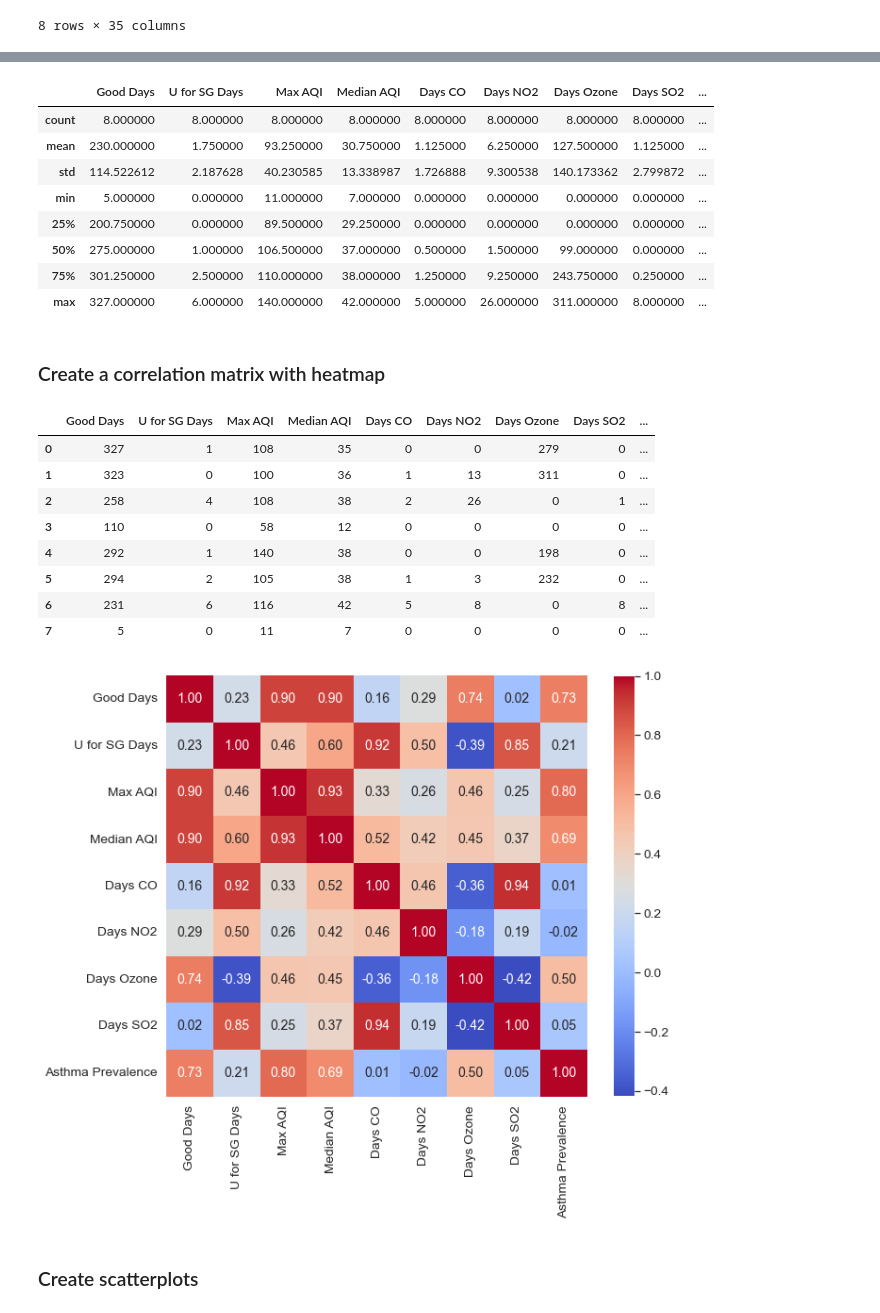
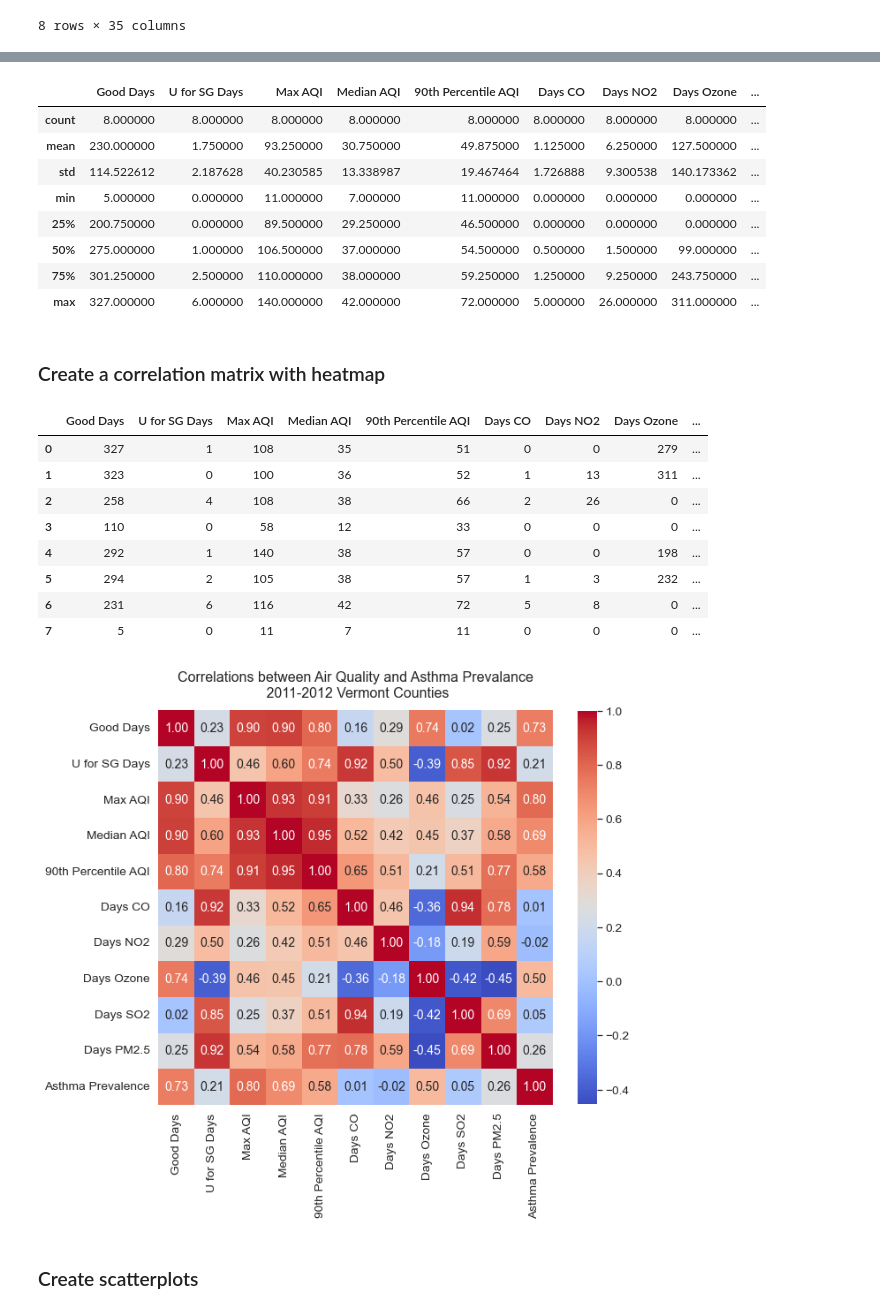
Before and after one commit to mjlaw/FIT_capstone, a Jupyter notebook: Jupyter_notebooks/Air Quality and Asthma part2.ipynb, the cells around one changed output, grey strips where cells are left out. Cells and saved outputs as stored; diff of their text form; code cells hidden in the pictures.

```diff
--- a/Jupyter_notebooks/Air Quality and Asthma part2.ipynb
+++ b/Jupyter_notebooks/Air Quality and Asthma part2.ipynb
@@ -568,33 +574,33 @@ vermontAsthmaAQIPlotting.describe()
 # %%
- #remove the unhealthy days, very unhealthy days and hazardous days from the cols list because they are all zeros.
+ #remove the unhealthy days, very unhealthy days, hazardous days, and days PM10 from the cols list because they are all zeros.
 cols = ['Good Days','U for SG Days', 'Max AQI',
-        'Median AQI', 'Days CO', 'Days NO2',
-       'Days Ozone', 'Days SO2','Asthma Prevalence']
+        'Median AQI', '90th Percentile AQI', 'Days CO', 'Days NO2',
+       'Days Ozone', 'Days SO2', 'Days PM2.5','Asthma Prevalence']
 # %%
 vermontAsthmaAQIPlotting = vermontAsthmaAQI[cols]
 vermontAsthmaAQIPlotting.describe()
 # %% [output]
-|  | Good Days | U for SG Days | Max AQI | Median AQI | Days CO | Days NO2 | Days Ozone | Days SO2 | ... |
+|  | Good Days | U for SG Days | Max AQI | Median AQI | 90th Percentile AQI | Days CO | Days NO2 | Days Ozone | ... |
 | count | 8.000000 | 8.000000 | 8.000000 | 8.000000 | 8.000000 | 8.000000 | 8.000000 | 8.000000 | ... |
-| mean | 230.000000 | 1.750000 | 93.250000 | 30.750000 | 1.125000 | 6.250000 | 127.500000 | 1.125000 | ... |
-| std | 114.522612 | 2.187628 | 40.230585 | 13.338987 | 1.726888 | 9.300538 | 140.173362 | 2.799872 | ... |
-| min | 5.000000 | 0.000000 | 11.000000 | 7.000000 | 0.000000 | 0.000000 | 0.000000 | 0.000000 | ... |
-| 25% | 200.750000 | 0.000000 | 89.500000 | 29.250000 | 0.000000 | 0.000000 | 0.000000 | 0.000000 | ... |
-| 50% | 275.000000 | 1.000000 | 106.500000 | 37.000000 | 0.500000 | 1.500000 | 99.000000 | 0.000000 | ... |
-| 75% | 301.250000 | 2.500000 | 110.000000 | 38.000000 | 1.250000 | 9.250000 | 243.750000 | 0.250000 | ... |
-| max | 327.000000 | 6.000000 | 140.000000 | 42.000000 | 5.000000 | 26.000000 | 311.000000 | 8.000000 | ... |
+| mean | 230.000000 | 1.750000 | 93.250000 | 30.750000 | 49.875000 | 1.125000 | 6.250000 | 127.500000 | ... |
+| std | 114.522612 | 2.187628 | 40.230585 | 13.338987 | 19.467464 | 1.726888 | 9.300538 | 140.173362 | ... |
+| min | 5.000000 | 0.000000 | 11.000000 | 7.000000 | 11.000000 | 0.000000 | 0.000000 | 0.000000 | ... |
+| 25% | 200.750000 | 0.000000 | 89.500000 | 29.250000 | 46.500000 | 0.000000 | 0.000000 | 0.000000 | ... |
+| 50% | 275.000000 | 1.000000 | 106.500000 | 37.000000 | 54.500000 | 0.500000 | 1.500000 | 99.000000 | ... |
+| 75% | 301.250000 | 2.500000 | 110.000000 | 38.000000 | 59.250000 | 1.250000 | 9.250000 | 243.750000 | ... |
+| max | 327.000000 | 6.000000 | 140.000000 | 42.000000 | 72.000000 | 5.000000 | 26.000000 | 311.000000 | ... |
 # %% [markdown]
 ### Create a correlation matrix with heatmap
 # %%
 vermontAsthmaAQIPlotting
 # %% [output]
-|  | Good Days | U for SG Days | Max AQI | Median AQI | Days CO | Days NO2 | Days Ozone | Days SO2 | ... |
-| 0 | 327 | 1 | 108 | 35 | 0 | 0 | 279 | 0 | ... |
-| 1 | 323 | 0 | 100 | 36 | 1 | 13 | 311 | 0 | ... |
-| 2 | 258 | 4 | 108 | 38 | 2 | 26 | 0 | 1 | ... |
-| 3 | 110 | 0 | 58 | 12 | 0 | 0 | 0 | 0 | ... |
-| 4 | 292 | 1 | 140 | 38 | 0 | 0 | 198 | 0 | ... |
-| 5 | 294 | 2 | 105 | 38 | 1 | 3 | 232 | 0 | ... |
-| 6 | 231 | 6 | 116 | 42 | 5 | 8 | 0 | 8 | ... |
-| 7 | 5 | 0 | 11 | 7 | 0 | 0 | 0 | 0 | ... |
+|  | Good Days | U for SG Days | Max AQI | Median AQI | 90th Percentile AQI | Days CO | Days NO2 | Days Ozone | ... |
+| 0 | 327 | 1 | 108 | 35 | 51 | 0 | 0 | 279 | ... |
+| 1 | 323 | 0 | 100 | 36 | 52 | 1 | 13 | 311 | ... |
+| 2 | 258 | 4 | 108 | 38 | 66 | 2 | 26 | 0 | ... |
+| 3 | 110 | 0 | 58 | 12 | 33 | 0 | 0 | 0 | ... |
+| 4 | 292 | 1 | 140 | 38 | 57 | 0 | 0 | 198 | ... |
+| 5 | 294 | 2 | 105 | 38 | 57 | 1 | 3 | 232 | ... |
+| 6 | 231 | 6 | 116 | 42 | 72 | 5 | 8 | 0 | ... |
+| 7 | 5 | 0 | 11 | 7 | 11 | 0 | 0 | 0 | ... |
 # %%
@@ -603,18 +608,19 @@ vermontAsthmaAQI[cols].values
 vermontAsthmaAQI[cols].values.T
 cm = np.corrcoef(vermontAsthmaAQI[cols].values.T)
 # %%
+#correlation matrix with heatmap code modified from author Mark Dausch, CIS5400 - Python and Data Science
 sns.set(font_scale=1.25)
 #cbar - boolean to specify whether or not to draw the color bar
 #annot - boolean to specify whether or not to annotate the heatmap
 #square - boolean to specify whether or not to set the Axes aspect
 #to “equal” so each cell will be square-shaped.
 #fmt='.2f' - string formatting code to use when adding annotations
 #annot_kws - dict of key, value mappings, optional keyword arguments for
 #matplotlib.axes.Axes.text() when annot is True
 fig, ax = plt.subplots(figsize=(10,10))
-
+ax.set_title('Correlations between Air Quality and Asthma Prevalance\n 2011-2012 Vermont Counties', pad=15, fontsize=16, )
 hm = sns.heatmap(cm, cmap='coolwarm', cbar=True, cbar_kws={"shrink": 0.82}, annot=True,square=True,fmt='.2f',
                 annot_kws={'size':14},yticklabels=cols,xticklabels=cols,
                 ax=ax)
 # %% [output]
-[figure, old version]
+[figure, new version]
```
Also changed, not shown: parts of 156 cells of this notebook.
